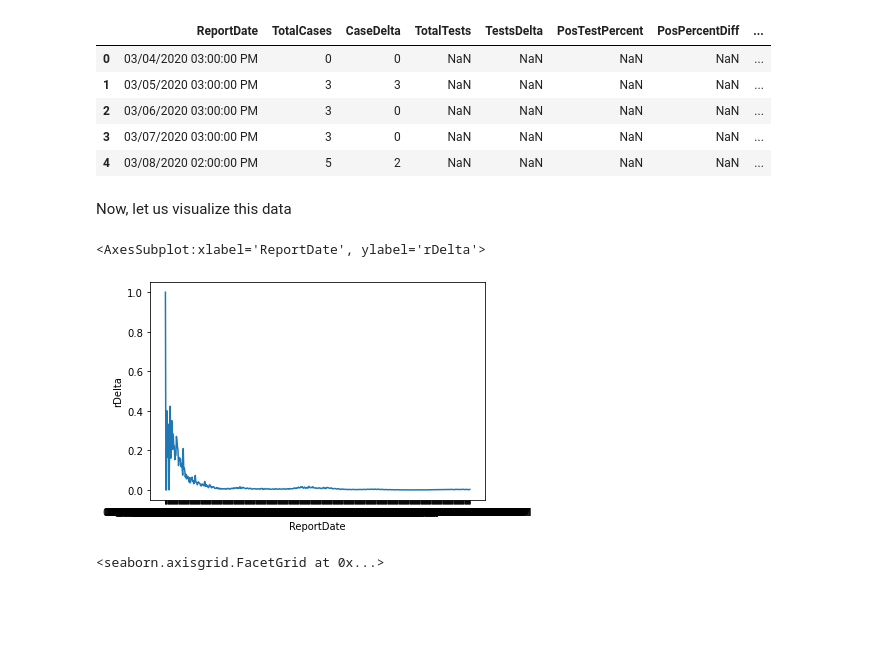
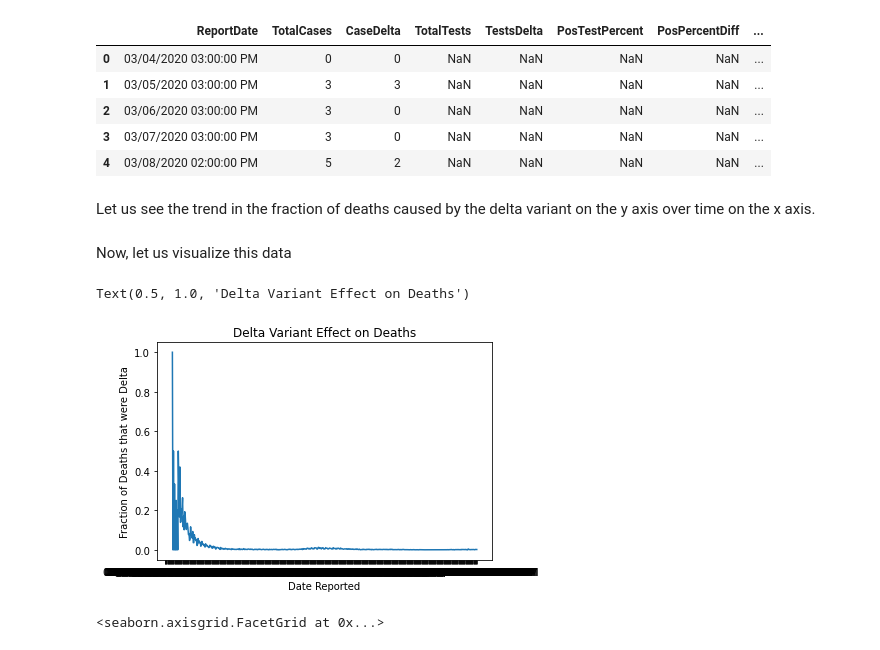
Before and after one commit to data301-2021-winter1/project-group39-project, a Jupyter notebook: notebooks/analysis2.ipynb, the cells around one changed output. Saved outputs shown, nothing was run; the diff lists cells and outputs as text; code cells hidden in the pictures; blank space fills up the shorter version.

```diff
--- a/notebooks/analysis2.ipynb
+++ b/notebooks/analysis2.ipynb
@@ -72,5 +95,5 @@ We need to know the ratio of delta cases to the total number of cases
 # %%
-df4=get_ratio(df2, 'CaseDelta', 'TotalCases', 'rDelta')
+df4=pf.get_ratio(df2, 'deathsDelta', 'deaths', 'rDelta')
 df4.head()
 # %% [output]
 |  | ReportDate | TotalCases | CaseDelta | TotalTests | TestsDelta | PosTestPercent | PosPercentDiff | ... |
@@ -79,15 +102,20 @@ df4.head()
 | 2 | 03/06/2020 03:00:00 PM | 3 | 0 | NaN | NaN | NaN | NaN | ... |
 | 3 | 03/07/2020 03:00:00 PM | 3 | 0 | NaN | NaN | NaN | NaN | ... |
 | 4 | 03/08/2020 02:00:00 PM | 5 | 2 | NaN | NaN | NaN | NaN | ... |
+# %% [markdown]
+Let us see the trend in the fraction of deaths caused by the delta variant on the y axis over time on the x axis.
 # %% [markdown]
 Now, let us visualize this data
-# %%
-sns.lineplot(
-    data=df4, x="ReportDate", y="rDelta",
-)
-# %% [output]
-<AxesSubplot:xlabel='ReportDate', ylabel='rDelta'>
-[figure, removed]
+# %%
+t=sns.lineplot(
+    data=df4, x="ReportDate", y=df4['deathsDelta']/ df4['deaths'],
+)
+t.set_ylabel('Fraction of Deaths that were Delta')
+t.set_xlabel('Date Reported')
+t.set_title('Delta Variant Effect on Deaths')
+# %% [output]
+Text(0.5, 1.0, 'Delta Variant Effect on Deaths')
+[figure, added]
 # %%
 sns.displot(df4['CaseDelta'],kde= False, bins=30)
 # %% [output]
```
Also changed, not shown: parts of 16 cells of this notebook, 1 other file.
